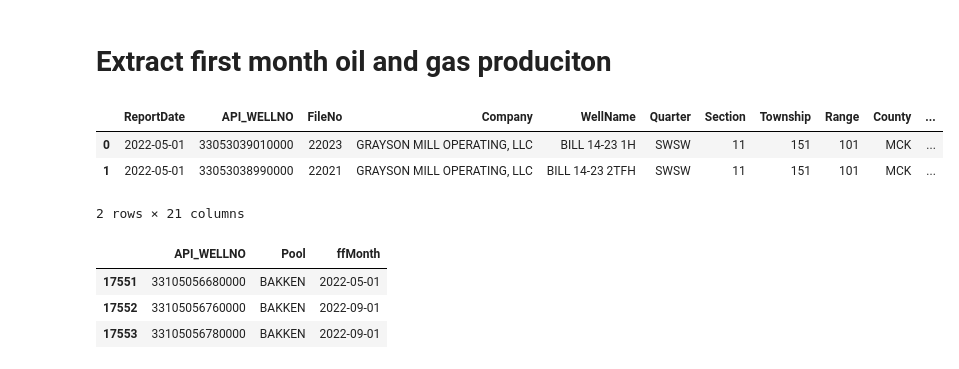
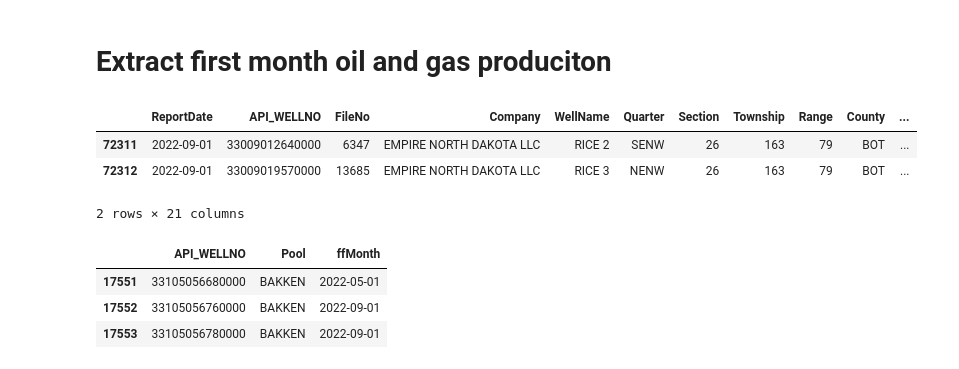
Before and after one commit to JozefSL/pyNotes, a Jupyter notebook: NorthDakota/ffmWells.ipynb, the cells around one changed output. Saved outputs shown, nothing was run; the diff lists cells and outputs as text; code cells hidden in the pictures.

```diff
--- a/NorthDakota/ffmWells.ipynb
+++ b/NorthDakota/ffmWells.ipynb
@@ -44,13 +54,14 @@ NDMWD.tail()
 # **Extract first month oil and gas produciton**
 # %%
 NDMWD = pd.read_csv('NDMWD.csv')
-NDMWD = NDMWD[NDMWD['Days'] >= 25]
+NDMWD.drop_duplicates(inplace=True)
+NDMWD = NDMWD[NDMWD['Days'] >= 25].reset_index(drop=True)
 NDMWD['ReportDate'] = pd.to_datetime(NDMWD['ReportDate'], errors = 'coerce')
-NDMWD.head(2)
+NDMWD.tail(2)
 # %% [output]
 |  | ReportDate | API_WELLNO | FileNo | Company | WellName | Quarter | Section | Township | Range | County | ... |
-| 0 | 2022-05-01 | 33053039010000 | 22023 | GRAYSON MILL OPERATING, LLC | BILL 14-23 1H | SWSW | 11 | 151 | 101 | MCK | ... |
-| 1 | 2022-05-01 | 33053038990000 | 22021 | GRAYSON MILL OPERATING, LLC | BILL 14-23 2TFH | SWSW | 11 | 151 | 101 | MCK | ... |
+| 72311 | 2022-09-01 | 33009012640000 | 6347 | EMPIRE NORTH DAKOTA LLC | RICE 2 | SENW | 26 | 163 | 79 | BOT | ... |
+| 72312 | 2022-09-01 | 33009019570000 | 13685 | EMPIRE NORTH DAKOTA LLC | RICE 3 | NENW | 26 | 163 | 79 | BOT | ... |
 2 rows × 21 columns
 # %%
 ffmWells = NDMWD[['API_WELLNO', 'Pool','ReportDate']].groupby('API_WELLNO').min().rename(columns={'ReportDate':'ffMonth'}).reset_index()
```
Also changed, not shown: parts of 6 cells of this notebook.
